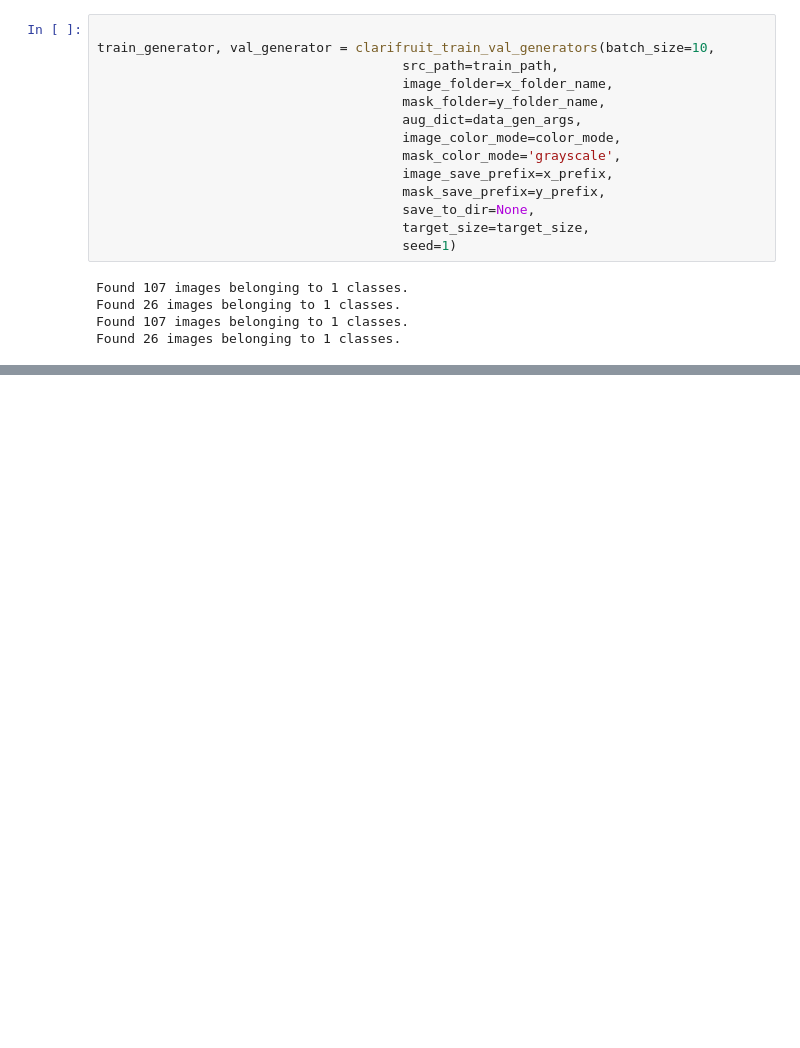
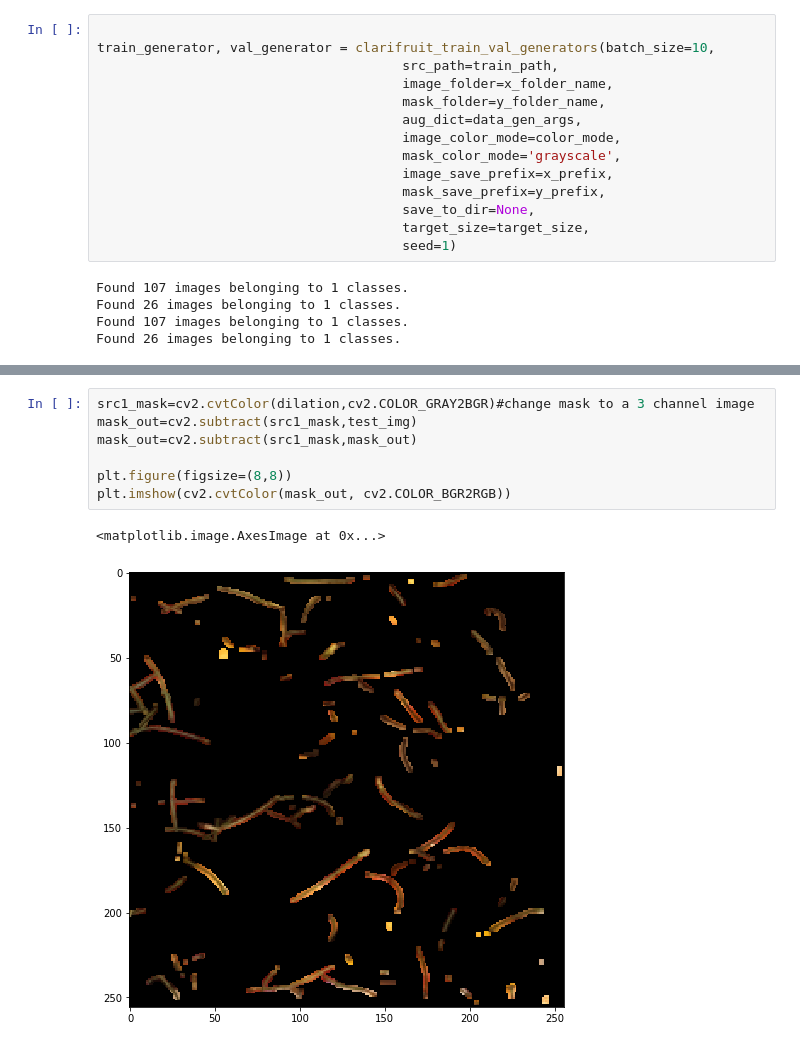
Before and after one commit to OrenChikli/Cherry_stem, a Jupyter notebook: work/unet_train.ipynb, the cells around one changed output, grey strips where cells are left out. Cells and saved outputs as stored; diff of their text form; blank space fills up the shorter version.

```diff
--- a/work/unet_train.ipynb
+++ b/work/unet_train.ipynb
@@ -109,0 +140,10 @@ prediction(model, test_path_image, pred_path, target_size,as_gray=False)
+# %%
+src1_mask=cv2.cvtColor(dilation,cv2.COLOR_GRAY2BGR)#change mask to a 3 channel image
+mask_out=cv2.subtract(src1_mask,test_img)
+mask_out=cv2.subtract(src1_mask,mask_out)
+
+plt.figure(figsize=(8,8))
+plt.imshow(cv2.cvtColor(mask_out, cv2.COLOR_BGR2RGB))
+# %% [output]
+<matplotlib.image.AxesImage at 0x...>
+[figure, added]
```
Also changed, not shown: parts of 15 cells of this notebook, 3 other files.
